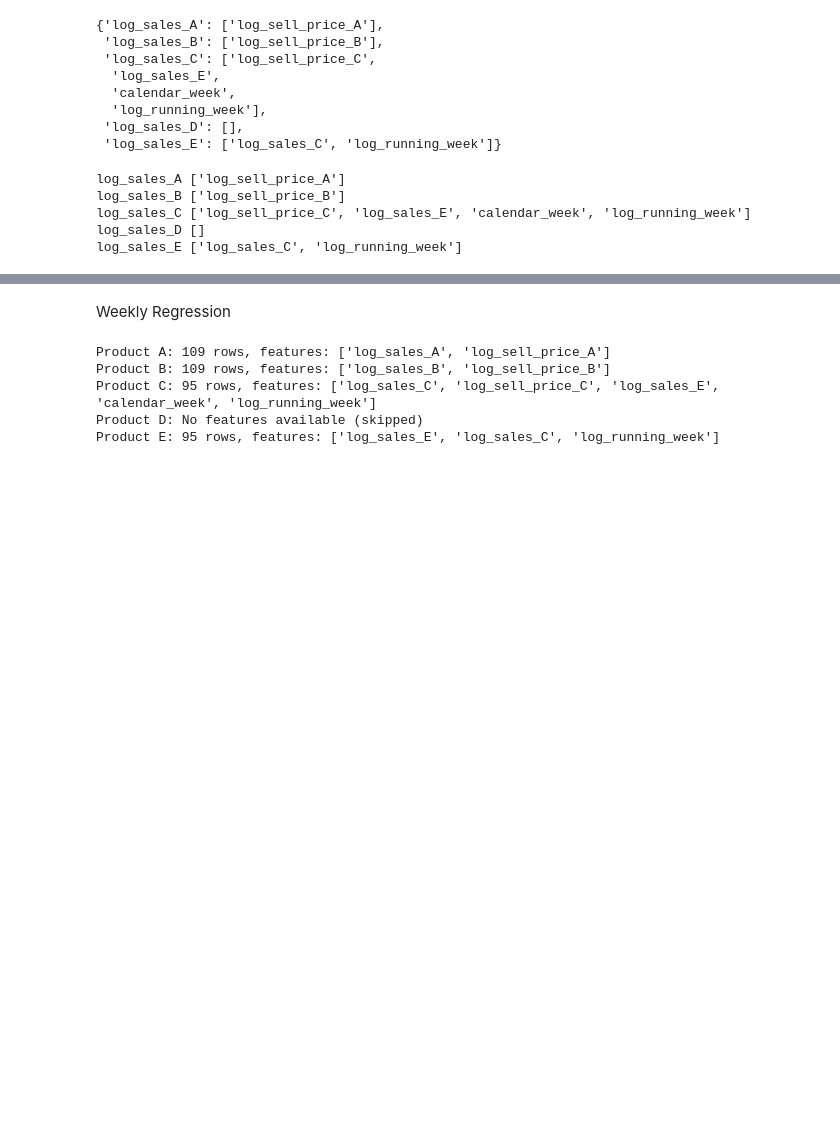
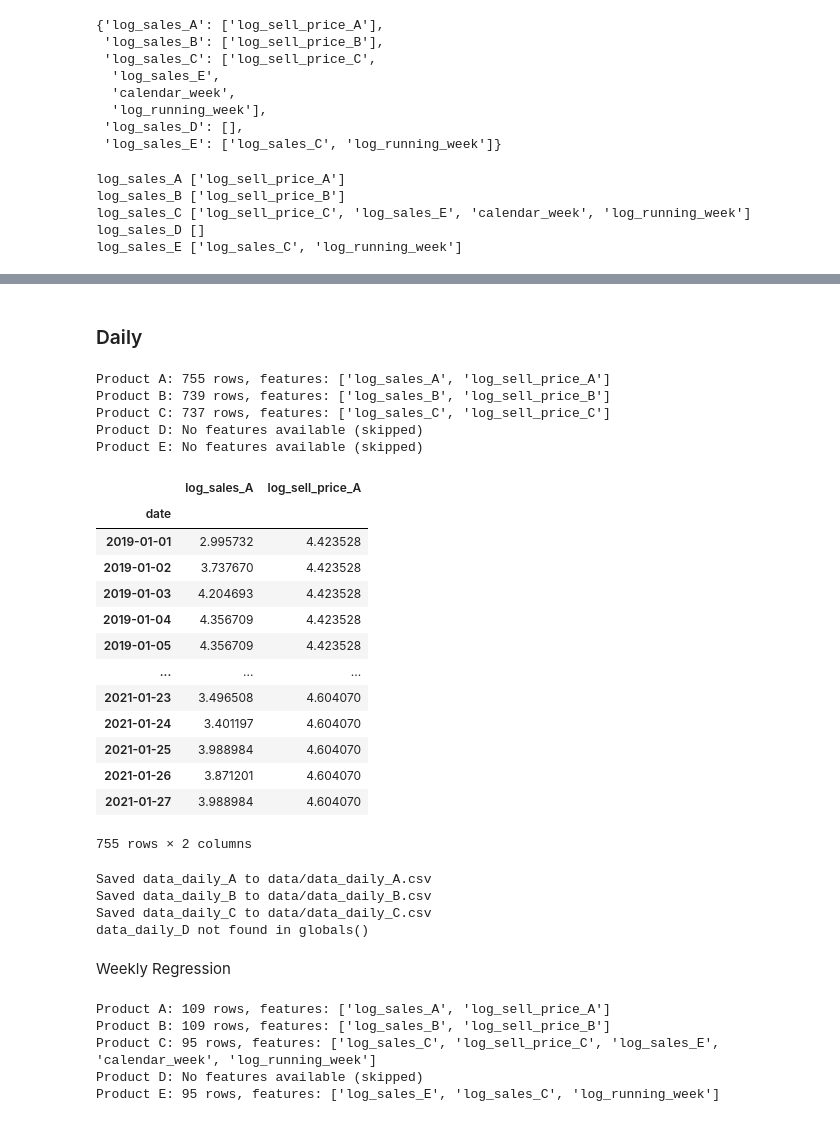
Before and after one commit to insoucyant/Pricing, a Jupyter notebook: OLS.ipynb, the cells around one changed output, grey strips where cells are left out. Drawn from its saved outputs; the diff is of its cells as text; code cells hidden in the pictures; blank space fills up the shorter version.

Commit message:
Separated daily and weekly files

```diff
--- a/OLS.ipynb
+++ b/OLS.ipynb
@@ -223,0 +258,60 @@ log_sales_E ['log_sales_C', 'log_running_week']
+# %% [markdown]
+### Daily
+# %%
+# Create product-specific dataframes for regression using regression_columns_weekly
+for product in ['A', 'B', 'C', 'D', 'E']:
+    target_col = f'log_sales_{product}'
+    feature_cols = regression_columns_daily.get(target_col, [])
+
+    if len(feature_cols) > 0:
+        cols_to_select = [target_col] + feature_cols
+        # Only select columns that exist in data_daily
+        cols_to_select = [col for col in cols_to_select if col in data_daily.columns]
+        df_name = f'data_daily_{product}'
+        globals()[df_name] = data_daily[cols_to_select].dropna()
+        print(f"Product {product}: {len(globals()[df_name])} rows, features: {cols_to_select}")
+    else:
+        print(f"Product {product}: No features available (skipped)")
+# %% [output]
+Product A: 755 rows, features: ['log_sales_A', 'log_sell_price_A']
+Product B: 739 rows, features: ['log_sales_B', 'log_sell_price_B']
+Product C: 737 rows, features: ['log_sales_C', 'log_sell_price_C']
+Product D: No features available (skipped)
+Product E: No features available (skipped)
+# %%
+data_daily_A
+# %% [output]
+|  | log_sales_A | log_sell_price_A |
+| date |  |  |
+| 2019-01-01 | 2.995732 | 4.423528 |
+| 2019-01-02 | 3.737670 | 4.423528 |
+| 2019-01-03 | 4.204693 | 4.423528 |
+| 2019-01-04 | 4.356709 | 4.423528 |
+| 2019-01-05 | 4.356709 | 4.423528 |
+| ... | ... | ... |
+| 2021-01-23 | 3.496508 | 4.604070 |
+| 2021-01-24 | 3.401197 | 4.604070 |
+| 2021-01-25 | 3.988984 | 4.604070 |
+| 2021-01-26 | 3.871201 | 4.604070 |
+| 2021-01-27 | 3.988984 | 4.604070 |
+755 rows × 2 columns
+# %%
+# Export data_daily_A/B/C/D to CSV
+from pathlib import Path
+
+data_folder = Path("data")
+
+for product in ['A', 'B', 'C', 'D']:
+    df_name = f'data_daily_{product}'
+    if df_name in globals():
+        df = globals()[df_name]
+        csv_path = data_folder / f'{df_name}.csv'
+        df.to_csv(csv_path)
+        print(f"Saved {df_name} to {csv_path}")
+    else:
+        print(f"{df_name} not found in globals()")
+# %% [output]
+Saved data_daily_A to data/data_daily_A.csv
+Saved data_daily_B to data/data_daily_B.csv
+Saved data_daily_C to data/data_daily_C.csv
+data_daily_D not found in globals()
```
Also changed, not shown: parts of 24 cells of this notebook, 3 other files.
